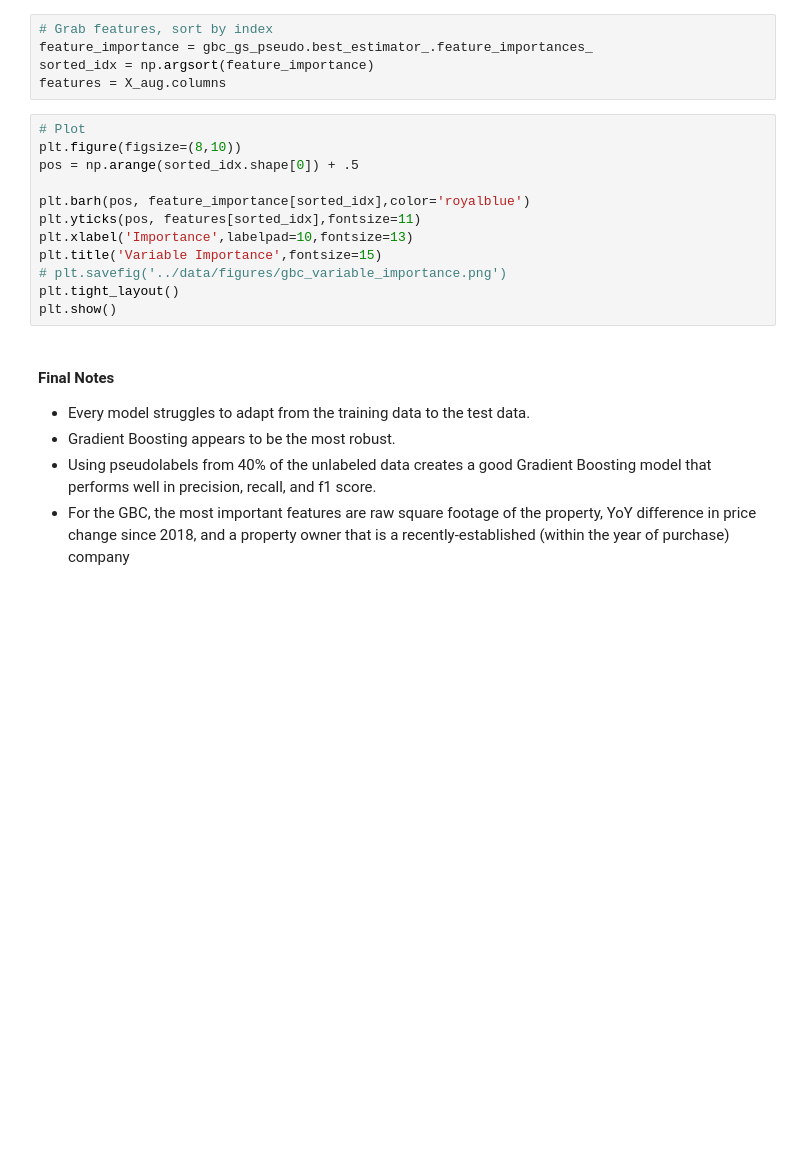
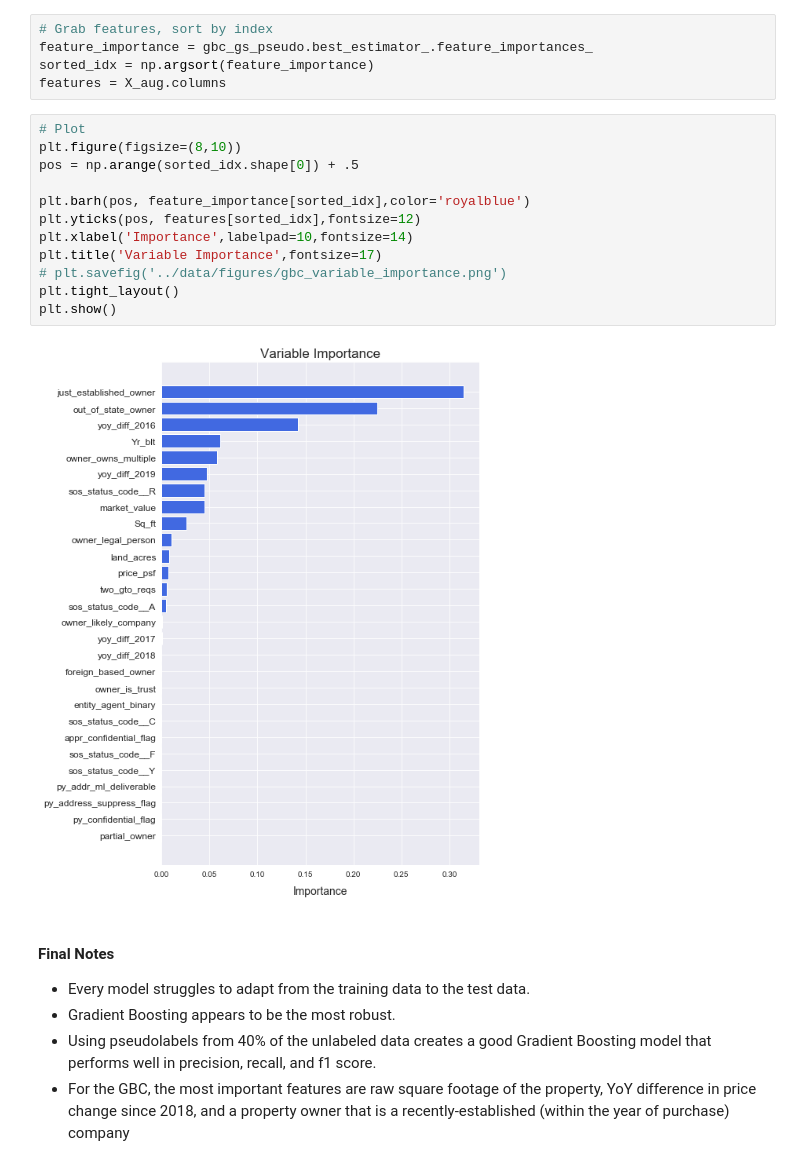
Before and after one commit to mpky/property_project, a Jupyter notebook: notebooks/semisupervised_pseudolabeling.ipynb, the cells around one changed output. Drawn from its saved outputs; the diff is of its cells as text; blank space fills up the shorter version.

```diff
--- a/notebooks/semisupervised_pseudolabeling.ipynb
+++ b/notebooks/semisupervised_pseudolabeling.ipynb
@@ -251,15 +253,17 @@ features = X_aug.columns
 # %%
 # Plot
 plt.figure(figsize=(8,10))
 pos = np.arange(sorted_idx.shape[0]) + .5
 
 plt.barh(pos, feature_importance[sorted_idx],color='royalblue')
-plt.yticks(pos, features[sorted_idx],fontsize=11)
-plt.xlabel('Importance',labelpad=10,fontsize=13)
-plt.title('Variable Importance',fontsize=15)
+plt.yticks(pos, features[sorted_idx],fontsize=12)
+plt.xlabel('Importance',labelpad=10,fontsize=14)
+plt.title('Variable Importance',fontsize=17)
 # plt.savefig('../data/figures/gbc_variable_importance.png')
 plt.tight_layout()
 plt.show()
+# %% [output]
+[figure, added]
 # %% [markdown]
 #### Final Notes
 
```
Also changed, not shown: parts of 1 cell of this notebook.
